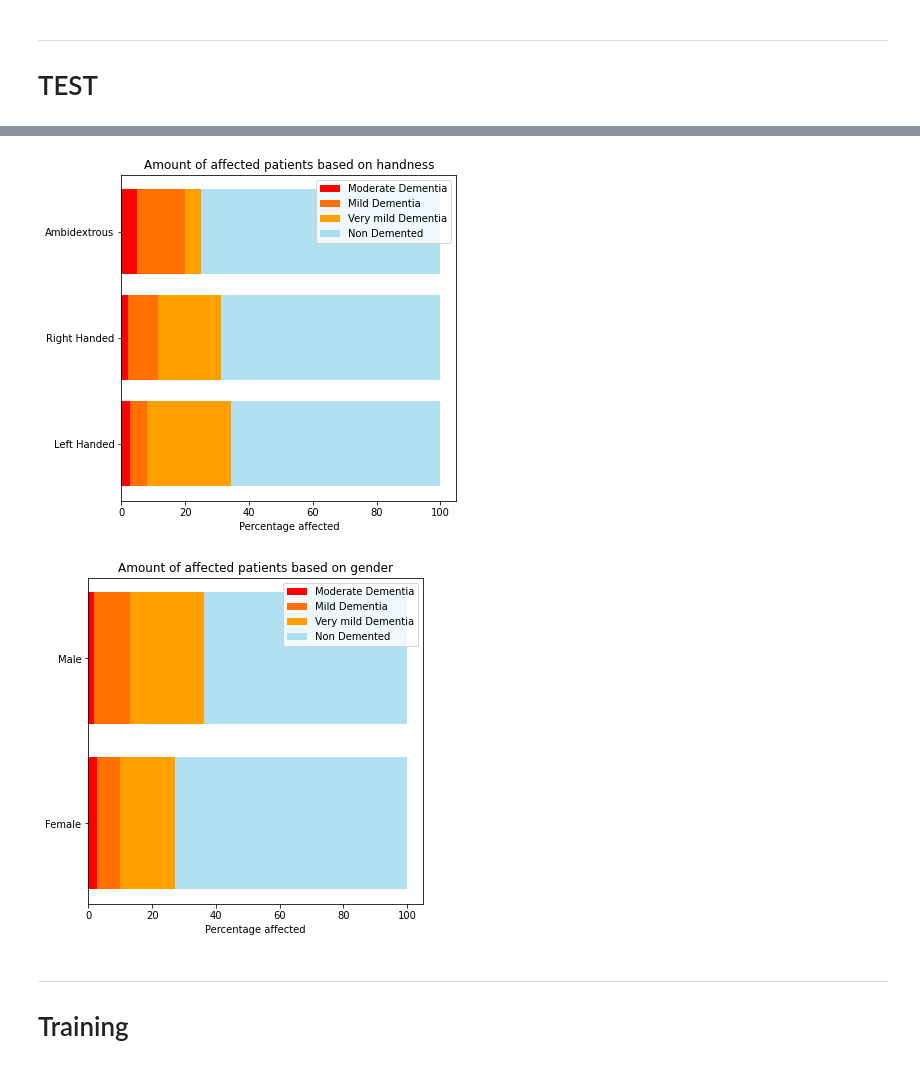
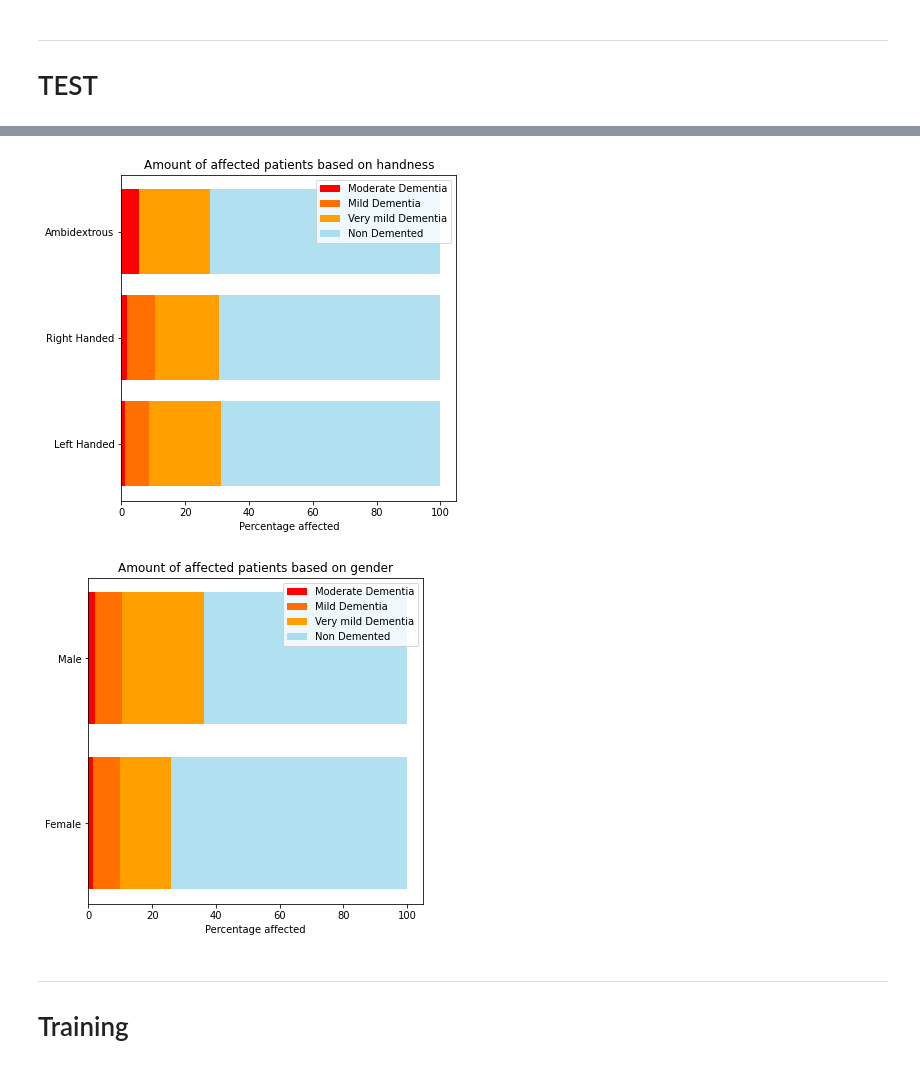
Before and after one commit to xCocco0/alzheimer-recognition, a Jupyter notebook: alzheimer.ipynb, the cells around one changed output, grey strips where cells are left out. Cells and saved outputs as stored; diff of their text form; code cells hidden in the pictures.

```diff
--- a/alzheimer.ipynb
+++ b/alzheimer.ipynb
@@ -109,10 +115,10 @@ delta = 10
 numbars = 10
 hist = np.zeros((numbars,5))
 hist_labels = np.arange(delta/2,delta*(numbars+1/2),delta)
-mapind = {0.0:1, 0.5:2, 1.0:3, 2.0:4}
+
 for index, row in df.iterrows():
-  hist[int(row["Age"]/delta), mapind[row["cdr"]]] += 1
-  hist[int(row["Age"]/delta), 0] += 1
+  hist[int(row["age"]/delta), cdr2index[row["cdr"]]+1] += 1
+  hist[int(row["age"]/delta), 0] += 1
 #print(hist)
 for row in hist:
   for i in range(1,5):
@@ -133,7 +139,7 @@ ax.set_ylim(0,100)
 ax.set_xlim(30,100)
 ax.set_yticks(range(0,101,10))
 ax.grid()
-ax.set_xlabel("Age")
+ax.set_xlabel("age")
 ax.legend()
 plt.show()
 # %% [output]
@@ -143,10 +149,10 @@ delta = 3
 numbars = 9
 hist = np.zeros((numbars,5))
 hist_labels = np.arange(delta/2,delta*(numbars+1/2),delta)
-mapind = {0.0:1, 0.5:2, 1.0:3, 2.0:4}
+
 for index, row in df.iterrows():
-  hist[int(row["Education"]/delta), mapind[row["cdr"]]] += 1
-  hist[int(row["Education"]/delta), 0] += 1
+  hist[int(row["education"]/delta), cdr2index[row["cdr"]]+1] += 1
+  hist[int(row["education"]/delta), 0] += 1
 #print(hist)
 for row in hist:
   for i in range(1,5):
@@ -167,7 +173,7 @@ ax.set_xlim(0,delta*numbars)
 ax.set_xticks(range(0,delta*numbars+1,delta))
 ax.set_yticks(range(0,101,10))
 ax.grid()
-ax.set_xlabel("Education")
+ax.set_xlabel("education")
 ax.legend()
 plt.show()
 # %% [output]
@@ -177,14 +183,13 @@ delta = 4
 numbars = 20
 hist = np.zeros((numbars,5))
 hist_labels = np.arange(delta/2,delta*(numbars+1/2),delta)
-mapind = {0.0:1, 0.5:2, 1.0:3, 2.0:4}
 
-dfbmi = df.loc[:,["Height","Weight","cdr"]]
-dfbmi["bmi"] = (1000000*df["Weight"])/(df["Height"]**2)
+dfbmi = df.loc[:,["height","weight","cdr"]]
+dfbmi["bmi"] = (1000000*df["weight"])/(df["height"]**2)
 #print(dfbmi)
 
 for index, row in dfbmi.iterrows():
-  hist[int(row["bmi"]/delta), mapind[row["cdr"]]] += 1
+  hist[int(row["bmi"]/delta), cdr2index[row["cdr"]]+1] += 1
   hist[int(row["bmi"]/delta), 0] += 1
 #print(hist)
 for row in hist:
@@ -214,41 +219,45 @@ plt.show()
 # %%
 fig, ax = plt.subplots(figsize=(6,6))
-handness = np.empty((4,3))
-for i in range(0,3):
-  handness[:,i] = df[df.Hand == i].groupby('cdr').count()["ID"]
+bars = np.empty((4,3))
+
+for i in range(0,4):
+  for j in range(0,3):
+    bars[i,j] = df[(df.hand == j) & (df.cdr == index2cdr[i])].loc[:,"id"].count()
 #print(handness)
 for i in range(0,3):
-  handness[:,i] /= np.sum(handness[:,i])
-handness = (handness*100)
-#print(handness)
+  bars[:,i] /= np.sum(bars[:,i])
+bars = (bars*100)
+#print(bars)
 colormap = {0.0:'#64C4E480', 0.5:'#FFA000A0', 1.0:'#FF7000A0', 2.0:'#FF0000A0'}
-ax.barh([1,2,3], handness[3,:], color = "#FF0000", label = "Moderate Dementia")
-ax.barh([1,2,3], handness[2,:], left = handness[3,:], color = "#FF7000", label = "Mild Dementia")
-ax.barh([1,2,3], handness[1,:], left = handness[3,:]+handness[2,:], color = "#FFA000", label = "Very mild Dementia")
-ax.barh([1,2,3], handness[0,:], left = handness[3,:]+handness[2,:]+handness[1,:], color = "#64C4E480", label = "Non Demented")
+ax.barh([1,2,3], bars[3,:], color = "#FF0000", label = "Moderate Dementia")
+ax.barh([1,2,3], bars[2,:], left = bars[3,:], color = "#FF7000", label = "Mild Dementia")
+ax.barh([1,2,3], bars[1,:], left = bars[3,:]+bars[2,:], color = "#FFA000", label = "Very mild Dementia")
+ax.barh([1,2,3], bars[0,:], left = bars[3,:]+bars[2,:]+bars[1,:], color = "#64C4E480", label = "Non Demented")
 ax.set_yticks([1,2,3])
 ax.set_yticklabels(['Left Handed','Right Handed','Ambidextrous'])
 ax.set_xlabel("Percentage affected")
 ax.set_title("Amount of affected patients based on handness")
 ax.legend()
 plt.show()
 # %% [output]
-[figure, old version]
+[figure, new version]
 # %%
 fig, ax = plt.subplots(figsize=(6,6))
-handness = np.empty((4,2))
+bars = np.empty((4,2))
+
+for i in range(0,4):
+  for j in range(0,2):
+    bars[i,j] = df[(df.sex == j) & (df.cdr == index2cdr[i])].loc[:,"id"].count()
+#print(bars)
 for i in range(0,2):
-  handness[:,i] = df[df.Sex == i].groupby('cdr').count()["ID"]
-#print(handness)
-for i in range(0,2):
-  handness[:,i] /= np.sum(handness[:,i])
-handness = (handness*100)
-#print(handness)
+  bars[:,i] /= np.sum(bars[:,i])
+bars = (bars*100)
+#print(bars)
 colormap = {0.0:'#64C4E480', 0.5:'#FFA000A0', 1.0:'#FF7000A0', 2.0:'#FF0000A0'}
-ax.barh([1,2], handness[3,:], color = "#FF0000", label = "Moderate Dementia")
-ax.barh([1,2], handness[2,:], left = handness[3,:], color = "#FF7000", label = "Mild Dementia")
-ax.barh([1,2], handness[1,:], left = handness[3,:]+handness[2,:], color = "#FFA000", label = "Very mild Dementia")
-ax.barh([1,2], handness[0,:], left = handness[3,:]+handness[2,:]+handness[1,:], color = "#64C4E480", label = "Non Demented")
+ax.barh([1,2], bars[3,:], color = "#FF0000", label = "Moderate Dementia")
+ax.barh([1,2], bars[2,:], left = bars[3,:], color = "#FF7000", label = "Mild Dementia")
+ax.barh([1,2], bars[1,:], left = bars[3,:]+bars[2,:], color = "#FFA000", label = "Very mild Dementia")
+ax.barh([1,2], bars[0,:], left = bars[3,:]+bars[2,:]+bars[1,:], color = "#64C4E480", label = "Non Demented")
 ax.set_yticks([1,2])
 ax.set_yticklabels(['Female','Male'])
 ax.set_xlabel("Percentage affected")
@@ -256,7 +265,7 @@ ax.set_title("Amount of affected patients based on gender")
 ax.legend()
 plt.show()
 # %% [output]
-[figure, old version]
+[figure, new version]
 # %% [markdown]
 ---
 # Training
```
Also changed, not shown: parts of 10 cells of this notebook.
